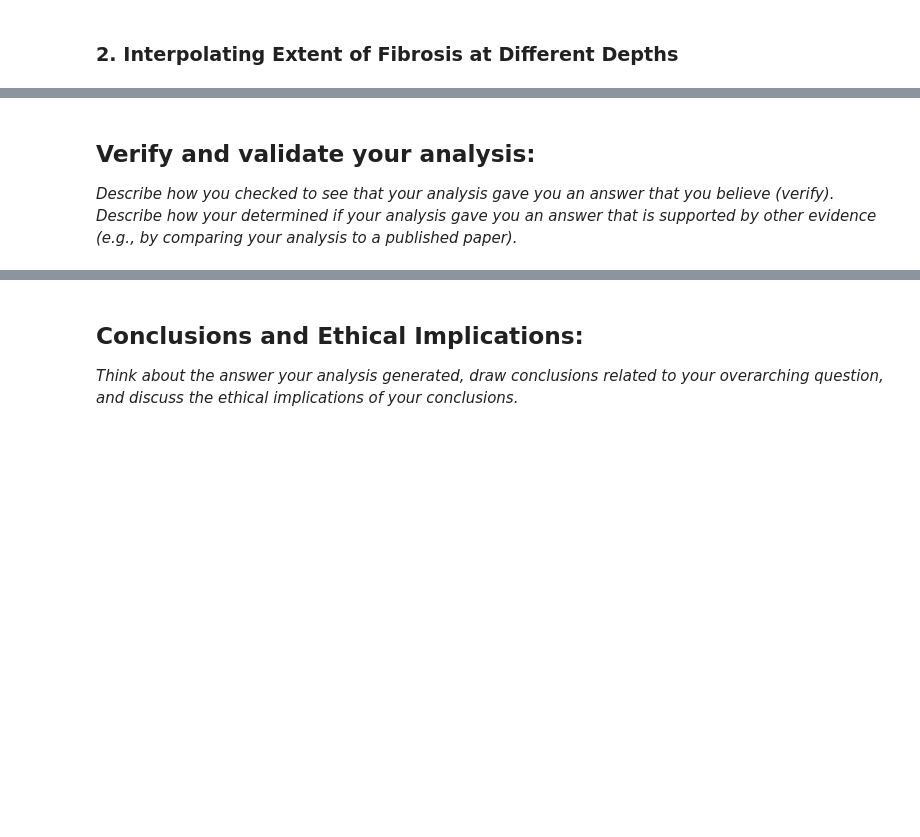
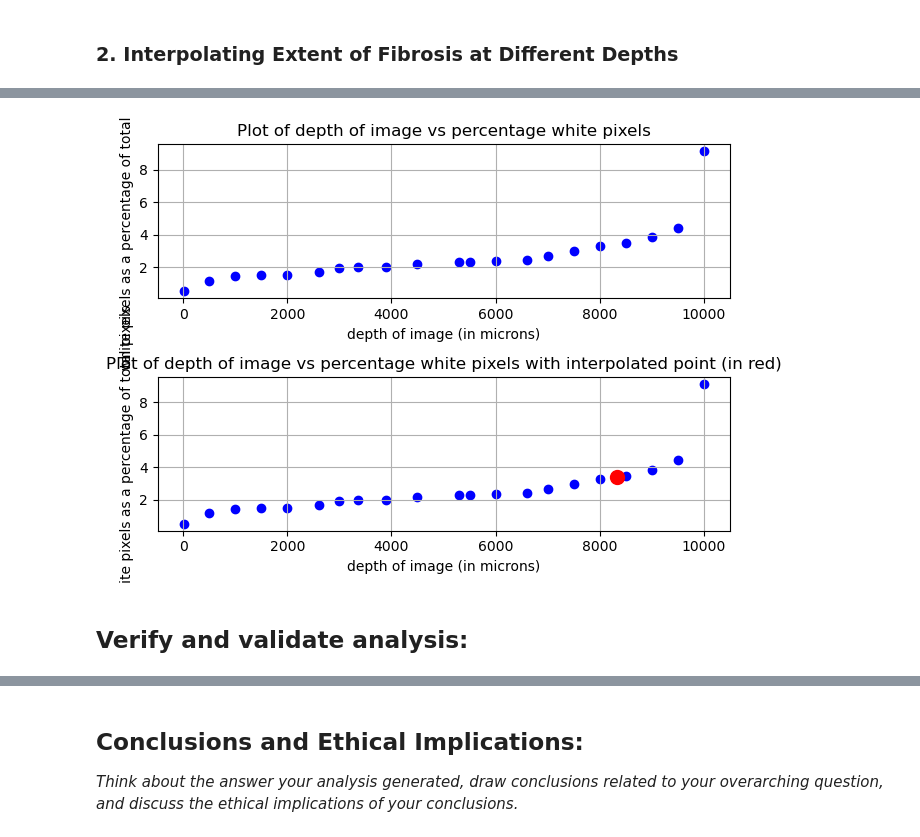
Before and after one commit to priya-shan1/Module-3-Fibrosis, a Jupyter notebook: Module 3 Template.ipynb, the cells around one changed output, grey strips where cells are left out. Cells and saved outputs as stored; diff of their text form; code cells hidden in the pictures; blank space fills up the shorter version.

```diff
--- a/Module 3 Template.ipynb
+++ b/Module 3 Template.ipynb
@@ -191,3 +215,30 @@ plt.show()
+# %%
+#Plot the results from linear interpolation
+# make two plots: one that doesn't contain the interpolated point, just the data calculated from your images, and one that also contains the interpolated point (shown in red)
+fig, axs = plt.subplots(2, 1)
+
+axs[0].scatter(depths, [item['White percents'] for item in results], marker='o', linestyle='-', color='blue')
+axs[0].set_title('Plot of depth of image vs percentage white pixels')
+axs[0].set_xlabel('depth of image (in microns)')
+axs[0].set_ylabel('white pixels as a percentage of total pixels')
+axs[0].grid(True)
+
+
+axs[1].scatter(depths_i, white_percents_i, marker='o',
+               linestyle='-', color='blue')
+axs[1].set_title(
+   'Plot of depth of image vs percentage white pixels with interpolated point (in red)')
+axs[1].set_xlabel('depth of image (in microns)')
+axs[1].set_ylabel('white pixels as a percentage of total pixels')
+axs[1].grid(True)
+axs[1].scatter(depths_i[len(depths_i)-1], white_percents_i[len(white_percents_i)-1],
+               color='red', s=100, label='Highlighted point')
+
+
+# # Adjust layout to prevent overlap
+plt.tight_layout()
+plt.show()
+# %% [output]
+[figure, added]
 # %% [markdown]
-## Verify and validate your analysis:
-*Describe how you checked to see that your analysis gave you an answer that you believe (verify). Describe how your determined if your analysis gave you an answer that is supported by other evidence (e.g., by comparing your analysis to a published paper).*
+## Verify and validate analysis:
```
Also changed, not shown: parts of 7 cells of this notebook.
